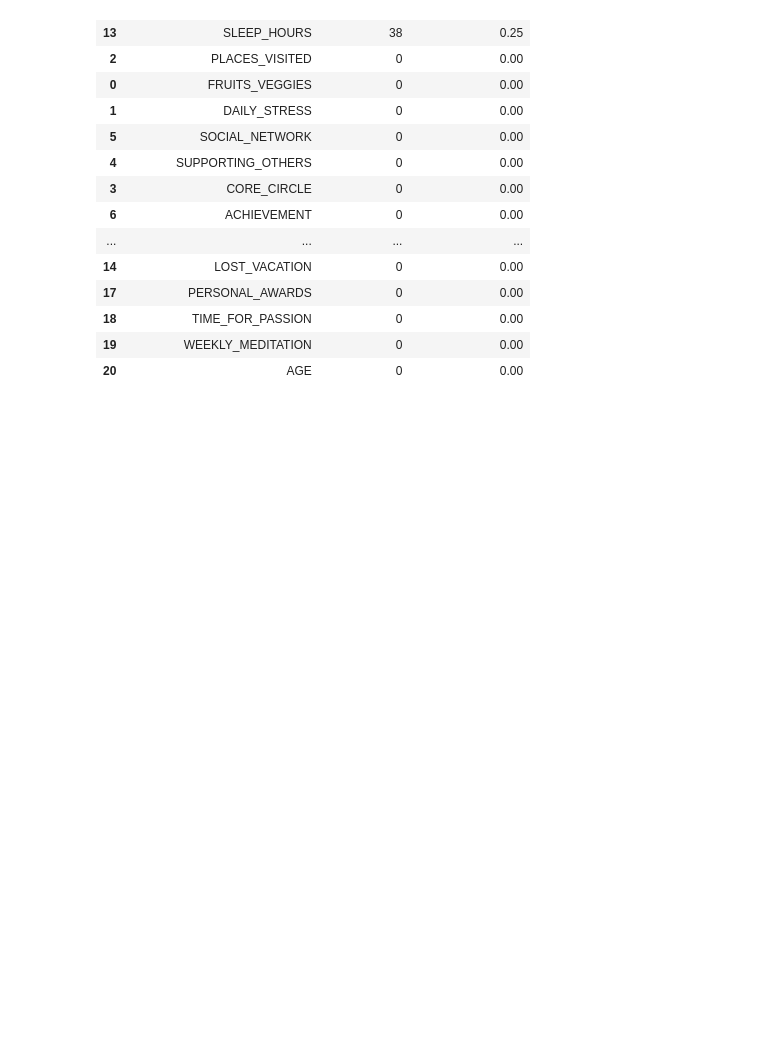
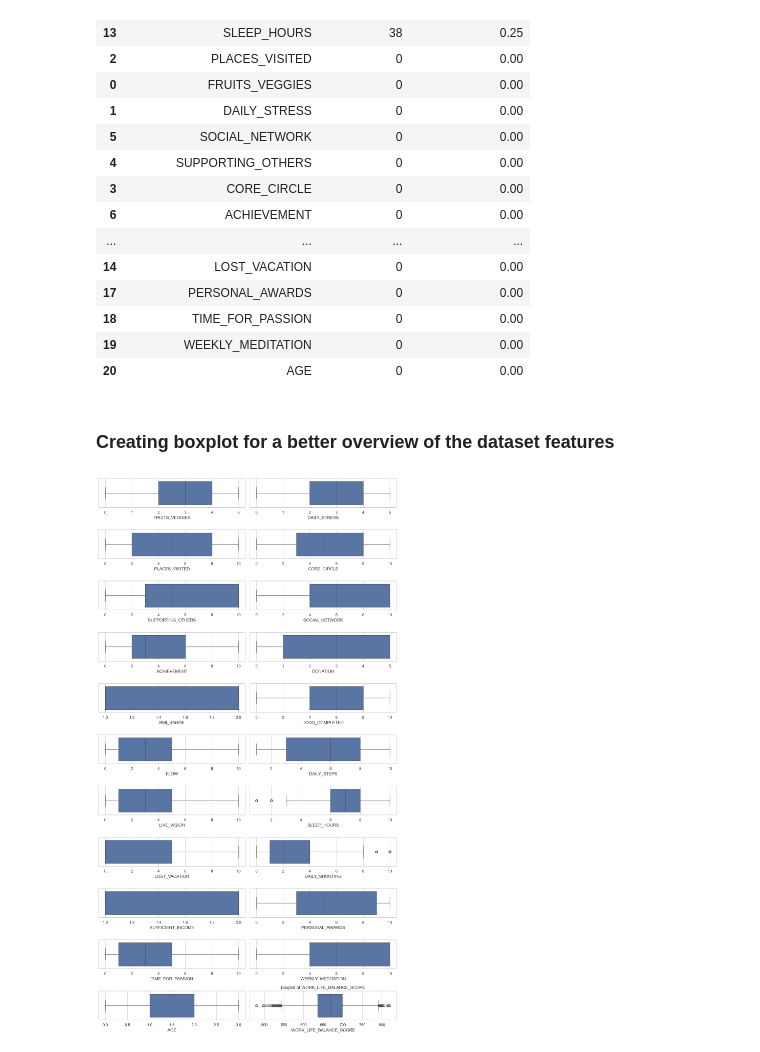
Before and after one commit to Adityaa-KC/Analyzing-the-Impact-of-Eating-Habits-and-Sedentary-Lifestyle-on-Health-Risk-Patterns, a Jupyter notebook: New Structured directory/EDA.ipynb, the cells around one changed output. Cells and saved outputs as stored; diff of their text form; code cells hidden in the pictures; blank space fills up the shorter version.

```diff
--- a/New Structured directory/EDA.ipynb
+++ b/New Structured directory/EDA.ipynb
@@ -307,3 +439,26 @@ display(outlier_df)
 | 18 | TIME_FOR_PASSION | 0 | 0.00 |
 | 19 | WEEKLY_MEDITATION | 0 | 0.00 |
 | 20 | AGE | 0 | 0.00 |
+# %% [markdown]
+<h3>Creating boxplot for a better overview of the dataset features</h3>
+# %%
+numerical_features = eda_df.select_dtypes(
+    include=["int64", "float64"]
+).columns
+
+fig, ax = plt.subplots(len(numerical_features)//2 + len(numerical_features) % 2, 2, figsize=(12,len(numerical_features)))
+ax = ax.flatten()
+
+for i, feature in enumerate(numerical_features):
+
+    sns.boxplot(
+        x=eda_df[feature],
+        ax = ax[i]
+    )
+
+    plt.title(f"Boxplot of {feature}")
+
+plt.tight_layout()
+plt.show()
+# %% [output]
+[figure, added]
```
Also changed, not shown: parts of 10 cells of this notebook, 1 other file.
